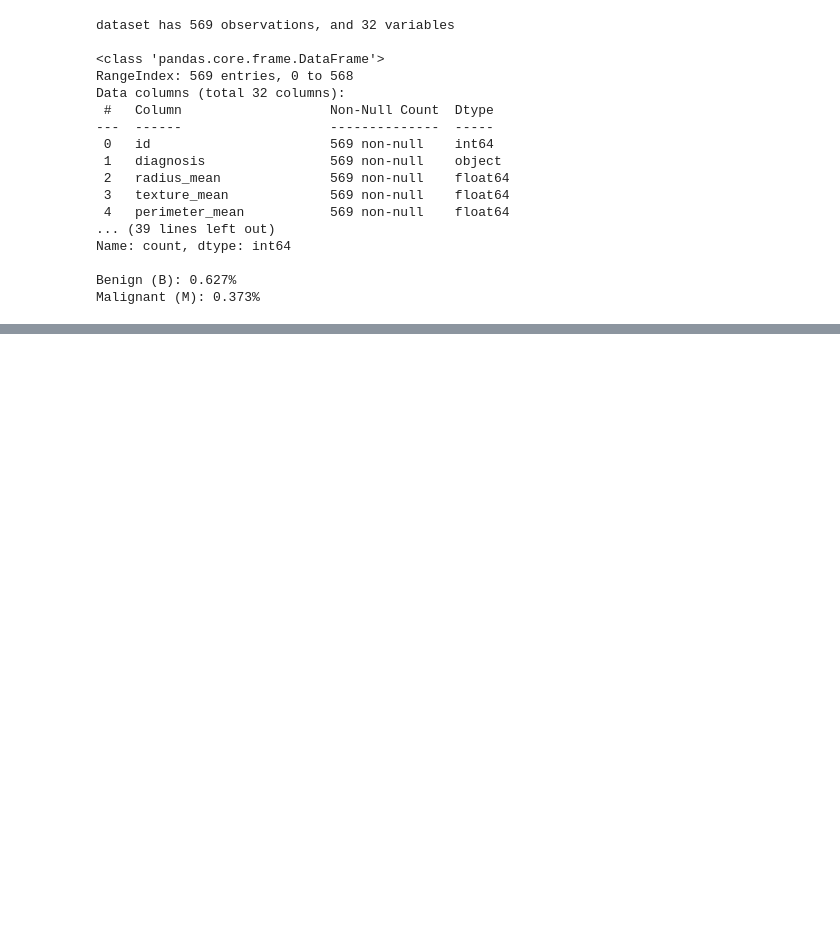
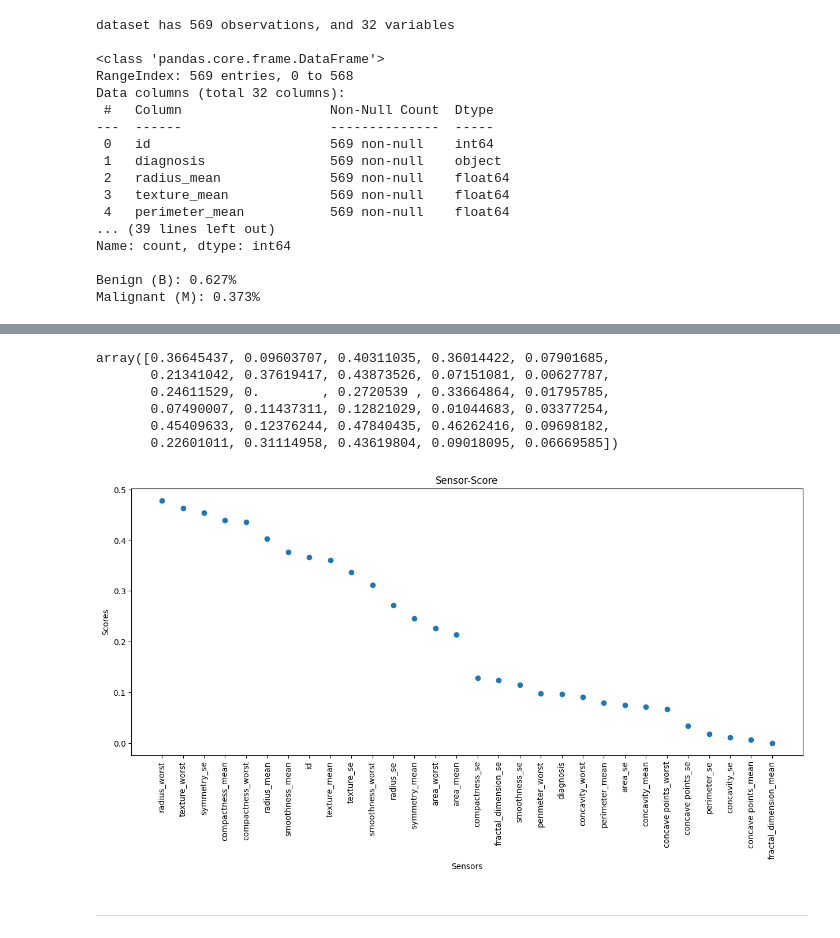
Before and after one commit to hooman-b/Machine_learning_assignments, a Jupyter notebook: Supervised_Learning/Fifth_Assignment/Assignment5.ipynb, the cells around one changed output, grey strips where cells are left out. Cells and saved outputs as stored; diff of their text form; code cells hidden in the pictures; blank space fills up the shorter version.

```diff
--- a/Supervised_Learning/Fifth_Assignment/Assignment5.ipynb
+++ b/Supervised_Learning/Fifth_Assignment/Assignment5.ipynb
@@ -136,0 +285,45 @@ During the data inspection phase, it was observed that the dataset consists of 3
+# %%
+def making_one_hot(df):
+
+    # make one hot encoder
+    status_series = df.diagnosis
+    one_hot = pd.get_dummies(status_series)
+    one_hot = one_hot.astype(int)
+    return one_hot
+# %%
+def feature_engineering(df, normalization='min_max'):
+
+    float_df = df.iloc[:,2:]
+    # make one hot encoder
+    one_hot = making_one_hot(df)
+
+    # Normalize the dataset
+    if normalization == 'max':
+
+        float_df = float_df.apply(lambda x: x / x.abs().max())
+
+    elif normalization == 'min_max':
+        float_df = float_df.apply(lambda x: (x - x.min()) / (x.max() - x.min()))
+
+    # extract feature importance scores
+    selector = SelectKBest(score_func=mutual_info_regression)
+    fit = selector.fit(float_df, one_hot['M'])
+
+    return selector, fit
+# %%
+# run SelectKBest
+selector, fit = feature_engineering(df)
+fit.scores_
+# %% [output]
+array([0.36645437, 0.09603707, 0.40311035, 0.36014422, 0.07901685,
+       0.21341042, 0.37619417, 0.43873526, 0.07151081, 0.00627787,
+       0.24611529, 0.        , 0.2720539 , 0.33664864, 0.01795785,
+       0.07490007, 0.11437311, 0.12821029, 0.01044683, 0.03377254,
+       0.45409633, 0.12376244, 0.47840435, 0.46262416, 0.09698182,
+       0.22601011, 0.31114958, 0.43619804, 0.09018095, 0.06669585])
+# %%
+plotting_score(df, fit)
+# %% [output]
+[figure, added]
+# %% [markdown]
+----------------
```
Also changed, not shown: parts of 15 cells of this notebook.
